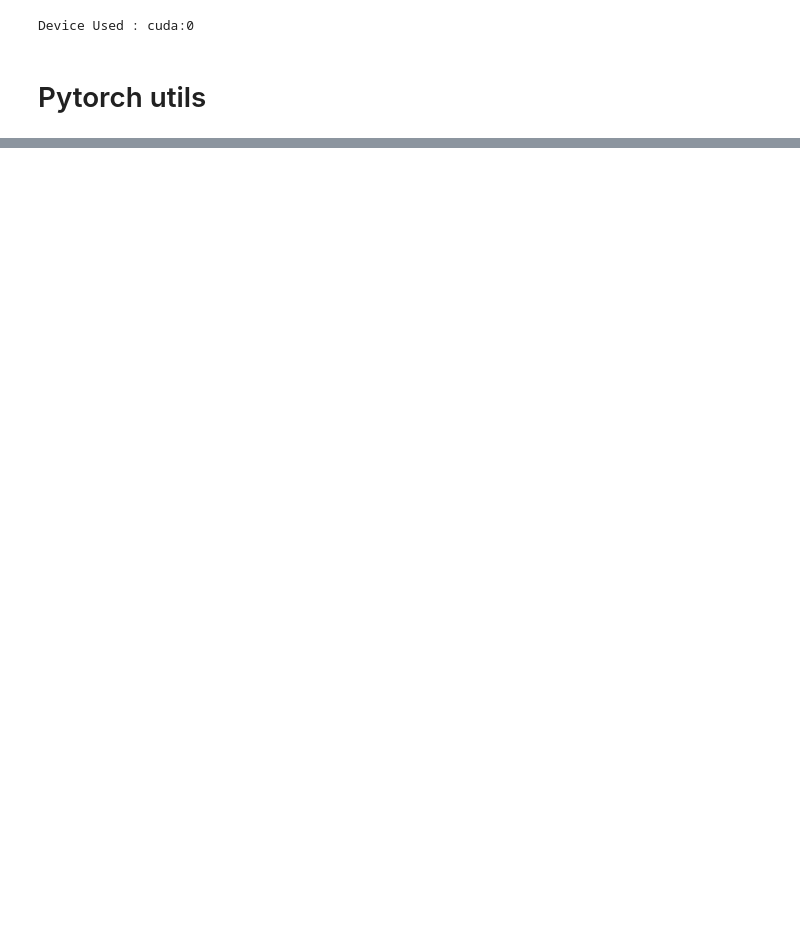
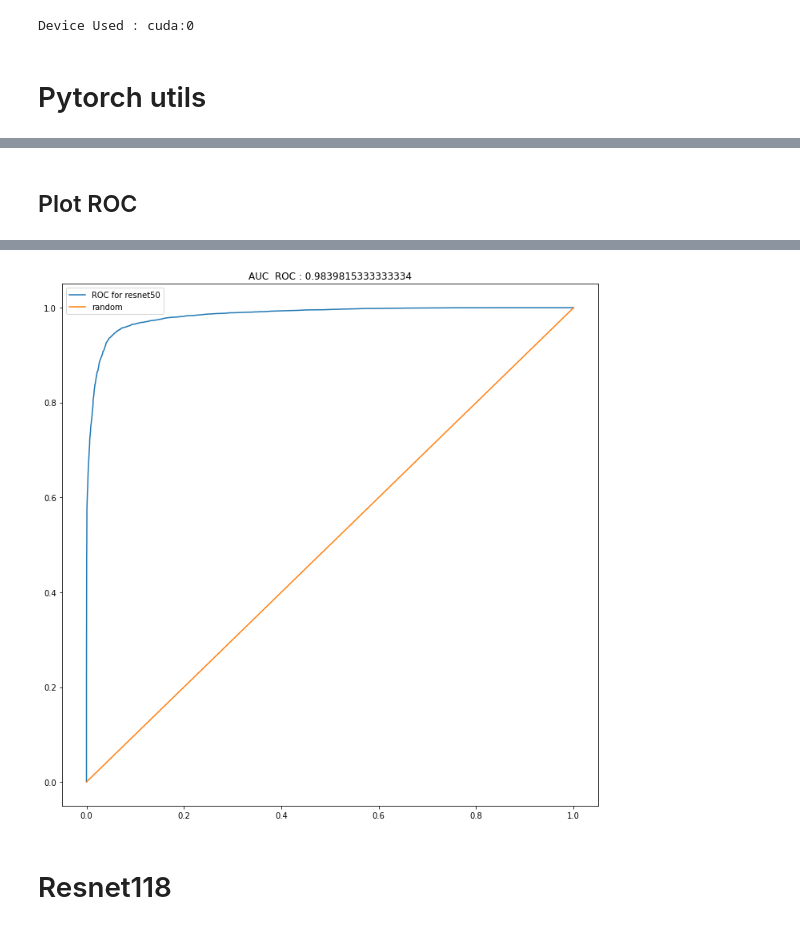
Before and after one commit to mlewandowski0/Deep-Lense-2023, a Jupyter notebook: DeepLense_pytorch_Task1.ipynb, the cells around one changed output, grey strips where cells are left out. Cells and saved outputs as stored; diff of their text form; code cells hidden in the pictures; blank space fills up the shorter version.

```diff
--- a/DeepLense_pytorch_Task1.ipynb
+++ b/DeepLense_pytorch_Task1.ipynb
@@ -380,0 +555,5 @@ torch.save(model, os.path.join(SAVE_MODEL_PATH, "Resnet18.pth"))
+# %%
+model = models.resnet50(True)
+model.fc = nn.Linear(2048, 3, bias=True)
+resnet50_experiment_results = doExperiment(model, epochs=20, learning_rate=1e-4, input_size=(3, 125, 125),
+                                           model_name="resnet34_pretrained_AUC={}.pth")
@@ -380,0 +603,5 @@ torch.save(model, os.path.join(SAVE_MODEL_PATH, "Resnet18.pth"))
+# %% [markdown]
+## Plot ROC
+# %%
+plot_ROC_curve_for_models(resnet50_experiment_results["best_model"], label="ROC for resnet50")
+# %% [output]
@@ -380,0 +609,3 @@ torch.save(model, os.path.join(SAVE_MODEL_PATH, "Resnet18.pth"))
+[figure, added]
+# %% [markdown]
+# Resnet118
```
Also changed, not shown: parts of 48 cells of this notebook, 1 other file.
